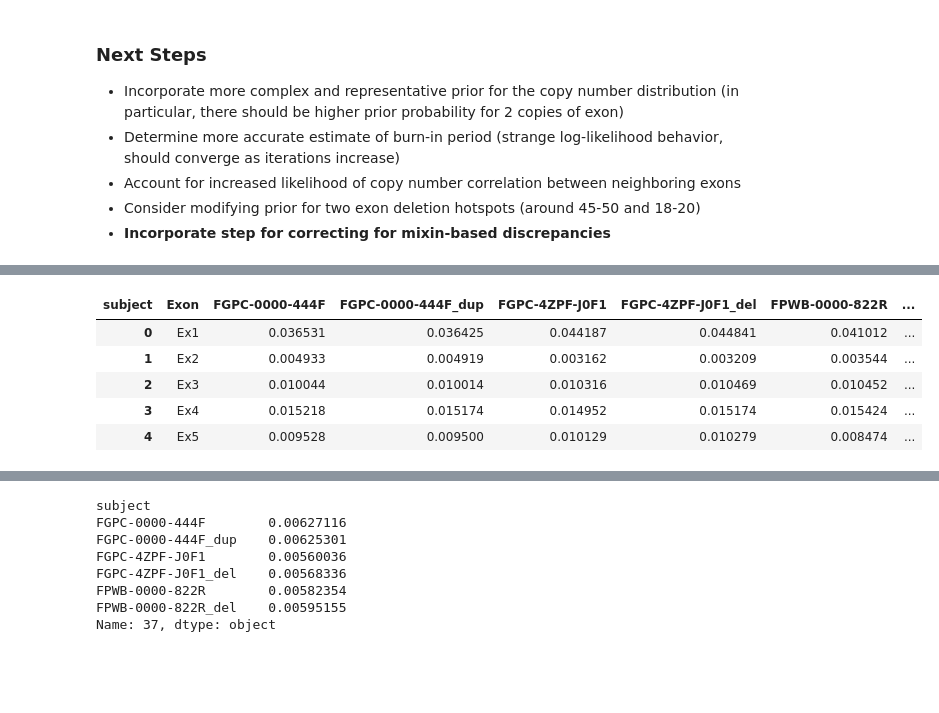
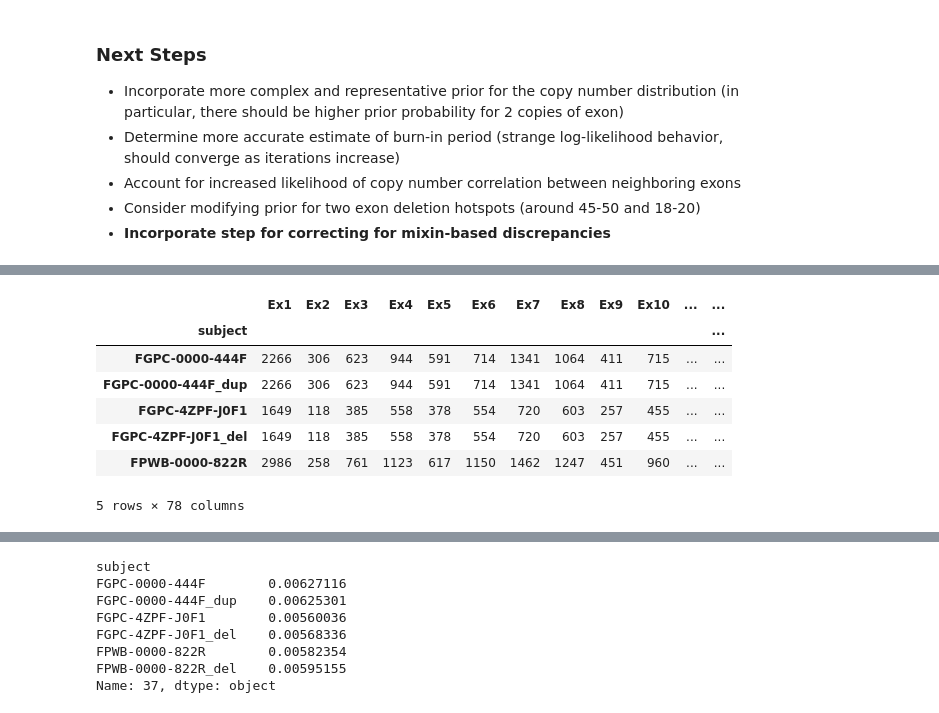
Before and after one commit to vkozareva/geneCNV, a Jupyter notebook: notebooks/tso_tsid_investigation.ipynb, the cells around one changed output, grey strips where cells are left out. Saved outputs shown, nothing was run; the diff lists cells and outputs as text; code cells hidden in the pictures; blank space fills up the shorter version.

```diff
--- a/notebooks/tso_tsid_investigation.ipynb
+++ b/notebooks/tso_tsid_investigation.ipynb
@@ -262,0 +349,4 @@ M1: 697
+# %%
+rma_subset = coverage_df_RMA[coverage_df_RMA.subject.isin(subjects38)]
+
+rma_subset.head()
@@ -542 +761,9 @@ RMA_norm.head()
 5 rows × 25 columns
+# %%
+# more refined subset based on tsid_ratios
+gibbs_columns = ['subject'] + [column for column in rma_subset.columns if 'Ex' in column]
+
+rma38 = rma_subset[gibbs_columns]
+rma38_norm = reshape_df(rma38, include_stats=True)
+X_probs38 = np.array(rma38_norm.Mean)
+rma38_norm.head()
@@ -548,3 +797,8 @@ test_subjects_num = cov.coverageMatrix().create_coverage_matrix(tsid_exons_merge
 Finished parsing all 6 subjects
 165124 reads were skipped due to outside_of_exon
 4612 reads were skipped due to MAPQ below 60
+# %%
+%%time
+reload(cov)
+test_subjects_prim = cov.coverageMatrix().create_coverage_matrix(DMD_exons_merged,
+                                                                 exon_labels, bam_dir='../bams/test_subjects')
@@ -551,13 +813,16 @@ Finished parsing all 6 subjects
 # %%
 # test_subjects = pd.DataFrame(coverage_matrix[1:], columns=coverage_matrix[0])
 # test_subjects_num = test_subjects.apply(lambda x: pd.to_numeric(x, errors='ignore'))
-test_subjects_num.date_modified = pd.to_datetime(test_subjects_num.date_modified, unit='s')
-test_subjects_num['date'] = test_subjects_num.date_modified.dt.date
+test_subjects_prim.date_modified = pd.to_datetime(test_subjects_prim.date_modified, unit='s')
+test_subjects_prim['date'] = test_subjects_prim.date_modified.dt.date
 # drop unnecessary columns (is_rerun, and coding regions)
-test_subjects_num.drop(['is_rerun'], axis=1, inplace=True)
+# test_subjects_num.drop(['is_rerun'], axis=1, inplace=True)
+test_subjects_sub = test_subjects_prim[gibbs_columns]
+test_subjects_rel = test_subjects_num[test_subjects_num.columns[:12]]
+# test_subjects_rel['tsid_ratio'] = test_subjects_rel.TSID_only / (test_subjects_rel.TSID_only + test_subjects_rel.TSO_only)
 print test_subjects_num.subject.unique()
 print test_subjects_num.date.unique()
-#test_subjects_num.head(25)
+test_subjects_rel.head()
 # %% [output]
 ['FGPC-0000-444F' 'FGPC-0000-444F_dup' 'FGPC-4ZPF-J0F1'
  'FGPC-4ZPF-J0F1_del' 'FPWB-0000-822R' 'FPWB-0000-822R_del']
@@ -566,10 +837,12 @@ print test_subjects_num.date.unique()
 # %%
-subject_norm = reshape_df(test_subjects_num)
-subject_norm.head()
+subject_norm, subject_counts = reshape_df(test_subjects_sub, df_counts_wanted=True)
+subject_counts.head()
 # %% [output]
-| subject | Exon | FGPC-0000-444F | FGPC-0000-444F_dup | FGPC-4ZPF-J0F1 | FGPC-4ZPF-J0F1_del | FPWB-0000-822R | ... |
-| 0 | Ex1 | 0.036531 | 0.036425 | 0.044187 | 0.044841 | 0.041012 | ... |
-| 1 | Ex2 | 0.004933 | 0.004919 | 0.003162 | 0.003209 | 0.003544 | ... |
-| 2 | Ex3 | 0.010044 | 0.010014 | 0.010316 | 0.010469 | 0.010452 | ... |
-| 3 | Ex4 | 0.015218 | 0.015174 | 0.014952 | 0.015174 | 0.015424 | ... |
-| 4 | Ex5 | 0.009528 | 0.009500 | 0.010129 | 0.010279 | 0.008474 | ... |
+|  | Ex1 | Ex2 | Ex3 | Ex4 | Ex5 | Ex6 | Ex7 | Ex8 | Ex9 | Ex10 | ... | ... |
+| subject |  |  |  |  |  |  |  |  |  |  |  | ... |
+| FGPC-0000-444F | 2266 | 306 | 623 | 944 | 591 | 714 | 1341 | 1064 | 411 | 715 | ... | ... |
+| FGPC-0000-444F_dup | 2266 | 306 | 623 | 944 | 591 | 714 | 1341 | 1064 | 411 | 715 | ... | ... |
+| FGPC-4ZPF-J0F1 | 1649 | 118 | 385 | 558 | 378 | 554 | 720 | 603 | 257 | 455 | ... | ... |
+| FGPC-4ZPF-J0F1_del | 1649 | 118 | 385 | 558 | 378 | 554 | 720 | 603 | 257 | 455 | ... | ... |
+| FPWB-0000-822R | 2986 | 258 | 761 | 1123 | 617 | 1150 | 1462 | 1247 | 451 | 960 | ... | ... |
+5 rows × 78 columns
```
Also changed, not shown: parts of 52 cells of this notebook, 1 other file.
